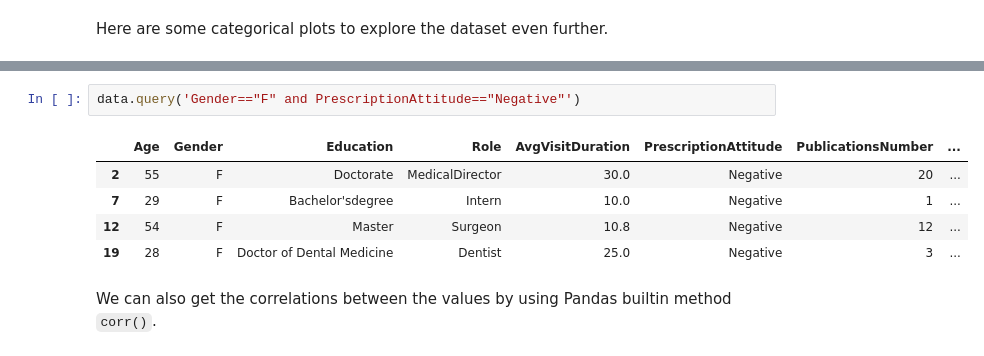
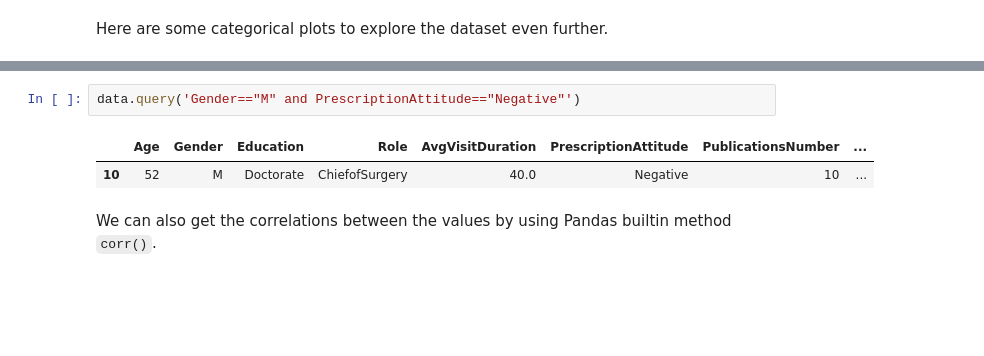
Before and after one commit to gtanzi/rcs_customer_segmentation, a Jupyter notebook: RCS_WorkSession.ipynb, the cells around one changed output, grey strips where cells are left out. Saved outputs shown, nothing was run; the diff lists cells and outputs as text; blank space fills up the shorter version.

```diff
--- a/RCS_WorkSession.ipynb
+++ b/RCS_WorkSession.ipynb
@@ -277,11 +277,8 @@ sns.violinplot(x="PrescriptionAttitude", y="AvgVisitDuration", hue="Gender", dat
 # %%
-data.query('Gender=="F" and PrescriptionAttitude=="Negative"')
+data.query('Gender=="M" and PrescriptionAttitude=="Negative"')
 # %% [output]
 |  | Age | Gender | Education | Role | AvgVisitDuration | PrescriptionAttitude | PublicationsNumber | ... |
-| 2 | 55 | F | Doctorate | MedicalDirector | 30.0 | Negative | 20 | ... |
-| 7 | 29 | F | Bachelor'sdegree | Intern | 10.0 | Negative | 1 | ... |
-| 12 | 54 | F | Master | Surgeon | 10.8 | Negative | 12 | ... |
-| 19 | 28 | F | Doctor of Dental Medicine | Dentist | 25.0 | Negative | 3 | ... |
+| 10 | 52 | M | Doctorate | ChiefofSurgery | 40.0 | Negative | 10 | ... |
 # %% [markdown]
 We can also get the correlations between the values by using Pandas builtin method `corr()`.
 # %%
```
Also changed, not shown: parts of 10 cells of this notebook.
